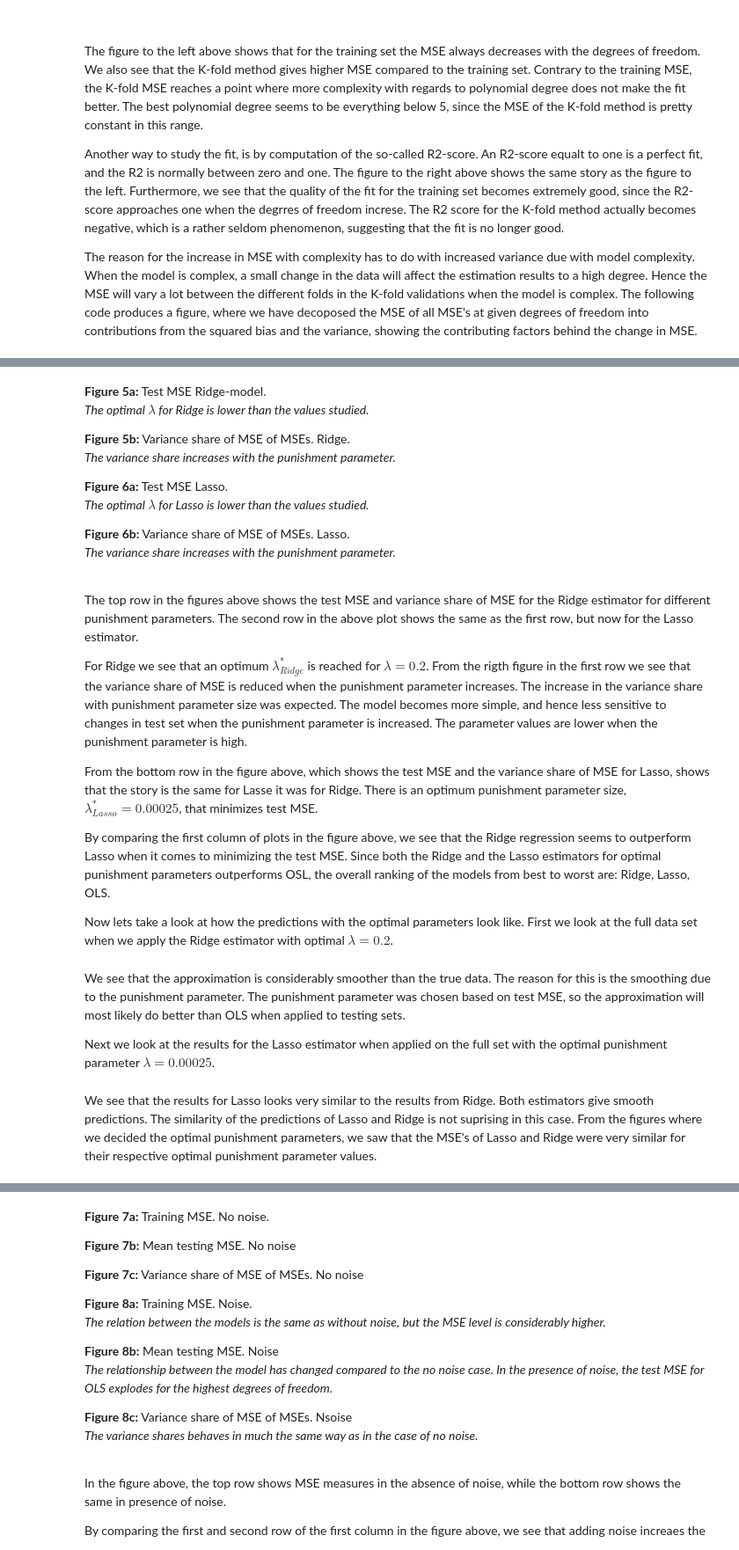
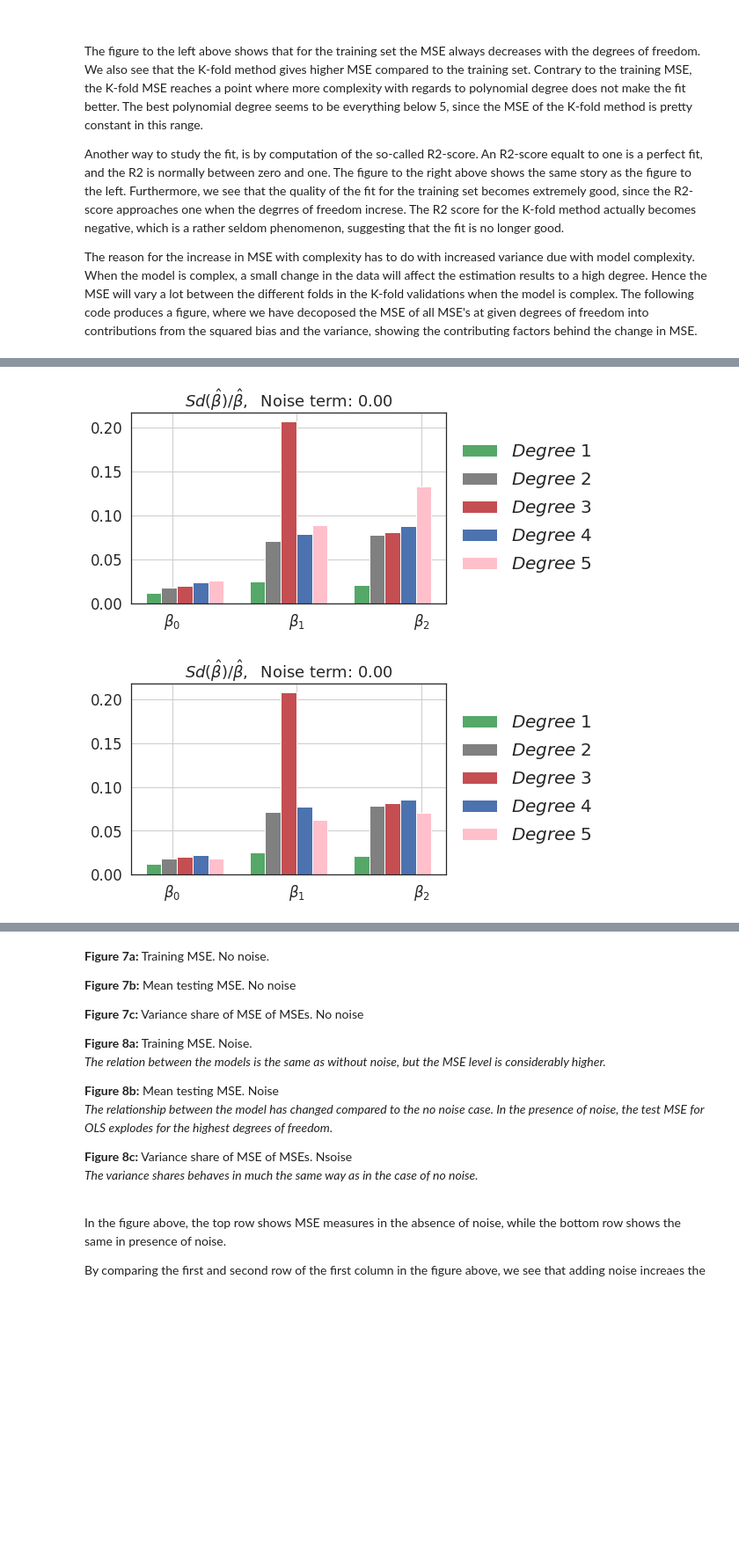
Before and after one commit to kaaja/ADAML, a Jupyter notebook: m1/m1Class.ipynb, the cells around one changed output, grey strips where cells are left out. Shown at 88% size. Drawn from its saved outputs; the diff is of its cells as text; code cells hidden in the pictures; blank space fills up the shorter version.

```diff
--- a/m1/m1Class.ipynb
+++ b/m1/m1Class.ipynb
@@ -129,30 +141,10 @@ tst1.punishmenParameterAnalysis(degree=degree, numberOfFolds = numberOfFolds, st
-# %% [markdown]
-__Figure 5a:__ Test MSE Ridge-model. <br>
-_The optimal $\lambda$ for Ridge is lower than the values studied._ <br>
-
-__Figure 5b:__ Variance share of MSE of MSEs. Ridge. <br>
-_The variance share increases with the punishment parameter._ <br>
-
-__Figure 6a:__ Test MSE Lasso. <br>
-_The optimal $\lambda$ for Lasso is lower than the values studied._ <br>
-
-__Figure 6b:__ Variance share of MSE of MSEs. Lasso. <br>
-_The variance share increases with the punishment parameter._ <br>
-<br>
-
-The top row in the figures above shows the test MSE and variance share of MSE for the Ridge estimator for different punishment parameters. The second row in the above plot shows the same as the first row, but now for the Lasso estimator. <br>
-
-For Ridge we see that an optimum $\lambda_{Ridge}^*$ is reached for $\lambda = 0.2$. From the rigth figure in the first row we see that the variance share of MSE is reduced when the punishment parameter increases. The increase in the variance share with punishment parameter size was expected. The model becomes more simple, and hence less sensitive to changes in test set when the punishment parameter is increased. The parameter values are lower when the punishment parameter is high. <br>
-
-From the bottom row in the figure above, which shows the test MSE and the variance share of MSE for Lasso, shows that the story is the same for Lasse it was for Ridge. There is an optimum punishment parameter size, $\lambda_{Lasso}^* = 0.00025$, that minimizes test MSE. <br>
-
-By comparing the first column of plots in the figure above, we see that the Ridge regression seems to outperform Lasso when it comes to minimizing the test MSE. Since both the Ridge and the Lasso estimators for optimal punishment parameters  outperforms OSL, the overall ranking of the models from best to worst are: Ridge, Lasso, OLS. <br>
-
-Now lets take a look at how the predictions with the optimal parameters look like. First we look at the full data set when we apply the Ridge estimator with optimal $\lambda = 0.2$.
-# %% [markdown]
-We see that the approximation is considerably smoother than the true data. The reason for this is the smoothing due to the punishment parameter. The punishment parameter was chosen based on test MSE, so the approximation will most likely do better than OLS when applied to testing sets. <br>
-
-Next we look at the results for the Lasso estimator when applied on the full set with the optimal punishment parameter $\lambda = 0.00025$.
-# %% [markdown]
-We see that the results for Lasso looks very similar to the results from Ridge. Both estimators give smooth predictions. The similarity of the predictions of Lasso and Ridge is not suprising in this case. From the figures where we decided the optimal punishment parameters, we saw that the MSE's of Lasso and Ridge were very similar for their respective optimal punishment parameter values.
+# %%
+models = 'ols', 'ridge'
+ridgeLambda = startLambdaRidge*adjustmentFactorRidge
+lambdaValues = 0, ridgeLambda
+for model, lambdaValue in zip(models, lambdaValues):
+    tst1.varBetaFigures(model=model, ridgeLambda=lambdaValue)
+# %% [output]
+[figure, added]
+[figure, added]
 # %% [markdown]
```
Also changed, not shown: parts of 27 cells of this notebook, 1 other file.
